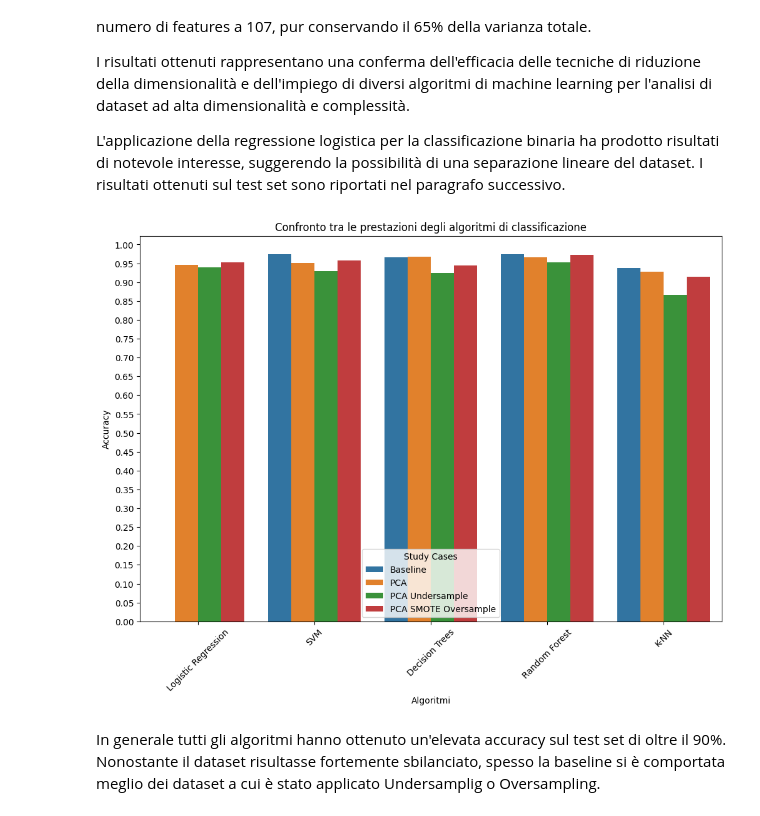
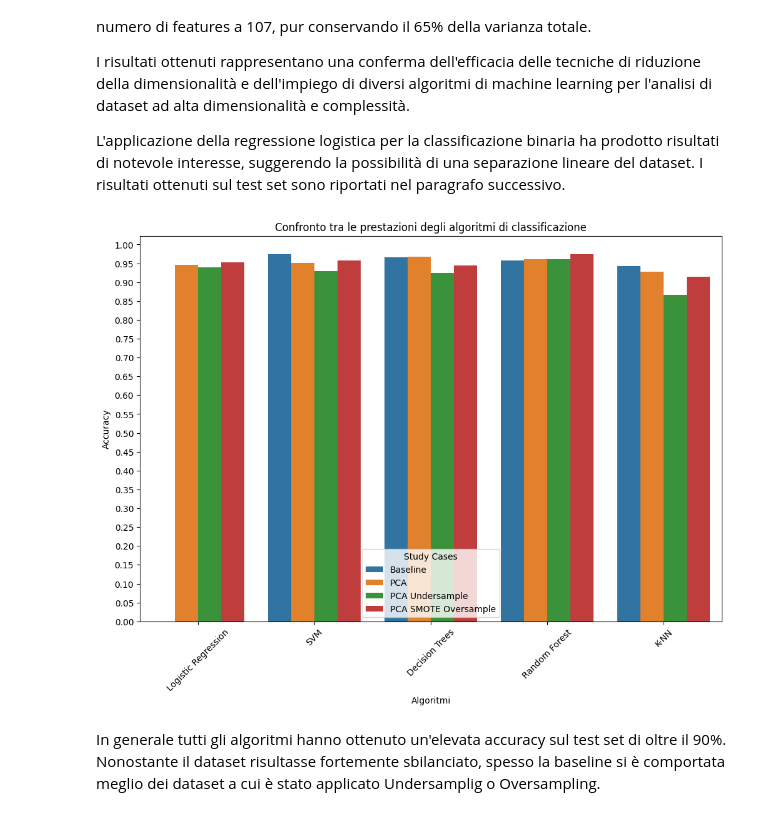
Before and after one commit to wredan/fad-project, a Jupyter notebook: notebook.ipynb, the cells around one changed output. Saved outputs shown, nothing was run; the diff lists cells and outputs as text; code cells hidden in the pictures.

```diff
--- a/notebook.ipynb
+++ b/notebook.ipynb
@@ -1556,24 +1541,24 @@ L'applicazione della regressione logistica per la classificazione binaria ha pro
 # %%
 data = {
     'Algorithm': ['Logistic Regression', 'SVM', 'Decision Trees', 'Random Forest', 'K-NN'],
-    'Baseline': [None, 0.974, 0.966, 0.974, 0.937],
-    'PCA': [0.946, 0.951, 0.968, 0.966, 0.927],
-    'PCA Undersample': [0.940, 0.929, 0.925, 0.953, 0.867],
-    'PCA SMOTE Oversample': [0.953, 0.957, 0.944, 0.972, 0.914],
+    'Baseline': [None, 0.974, 0.966, 0.957, 0.942],
+    'PCA': [0.946, 0.951, 0.968, 0.961, 0.927],
+    'PCA Undersample': [0.940, 0.929, 0.925, 0.961, 0.867],
+    'PCA SMOTE Oversample': [0.953, 0.957, 0.944, 0.974, 0.914],
 }
 
 df = pd.DataFrame(data)
 df = pd.melt(df, id_vars="Algorithm", var_name="Study Cases", value_name="Accuracy")
 plt.figure(figsize=(12, 8))
 g = sns.barplot(x='Algorithm', y='Accuracy', hue='Study Cases', data=df)
 g.set_yticks(np.arange(0, 1.01, 0.05))
 plt.title('Confronto tra le prestazioni degli algoritmi di classificazione')
 plt.ylabel('Accuracy')
 plt.xlabel('Algoritmi')
 plt.xticks(rotation=45)
 plt.show()
 # %% [output]
-[figure, old version]
+[figure, new version]
 # %% [markdown]
 In generale tutti gli algoritmi hanno ottenuto un'elevata accuracy sul test set di oltre il 90%. Nonostante il dataset risultasse fortemente sbilanciato, spesso la baseline si è comportata meglio dei dataset a cui è stato applicato Undersamplig o Oversampling.
 # %% [markdown]
```
Also changed, not shown: parts of 17 cells of this notebook.
